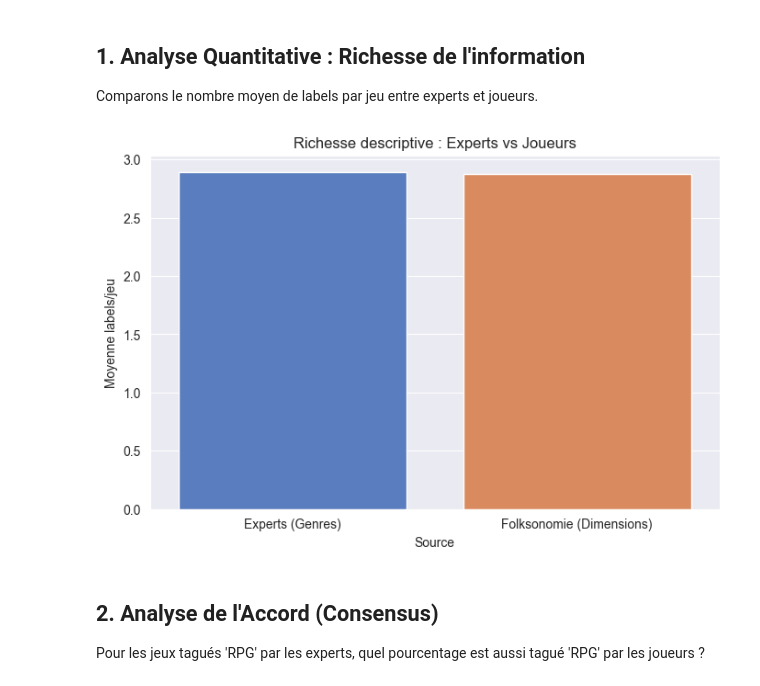
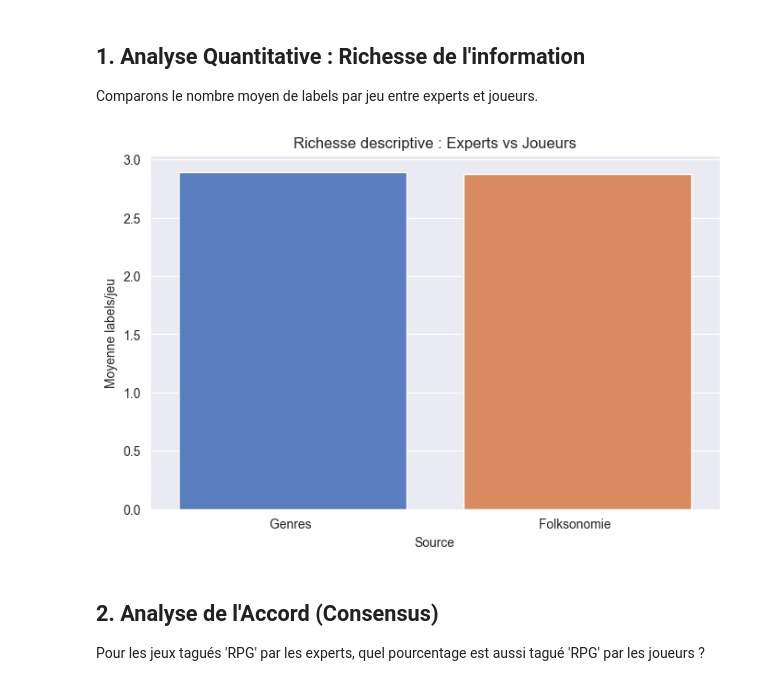
Before and after one commit to MissawB/Game-Mechanics-Classification-Steam, a Jupyter notebook: analysis/5_Expert_vs_Folksonomy_Comparison.ipynb, the cells around one changed output. Saved outputs shown, nothing was run; the diff lists cells and outputs as text; code cells hidden in the pictures.

```diff
--- a/analysis/5_Expert_vs_Folksonomy_Comparison.ipynb
+++ b/analysis/5_Expert_vs_Folksonomy_Comparison.ipynb
@@ -53,19 +53,19 @@ Comparons le nombre moyen de labels par jeu entre experts et joueurs.
 # %%
 expert_counts = df_expert_genres.groupby('id').size()
 folk_counts = df_folk.set_index('game_id')[['Genre', 'Mechanics', 'Theme', 'Mood']].notna().sum(axis=1)
 
 stats = pd.DataFrame({
-    'Source': ['Experts (Genres)', 'Folksonomie (Dimensions)'],
+    'Source': ['Genres ', 'Folksonomie '],
     'Moyenne labels/jeu': [expert_counts.mean(), folk_counts.mean()]
 })
 
 plt.figure(figsize=(8, 5))
 # Correction du warning Seaborn : on assigne x à hue et on désactive la légende
 sns.barplot(data=stats, x='Source', y='Moyenne labels/jeu', hue='Source', palette='muted', legend=False)
 plt.title("Richesse descriptive : Experts vs Joueurs")
 plt.show()
 # %% [output]
-[figure, old version]
+[figure, new version]
 # %% [markdown]
 ## 2. Analyse de l'Accord (Consensus)
 
```
Also changed, not shown: 5 other files.
